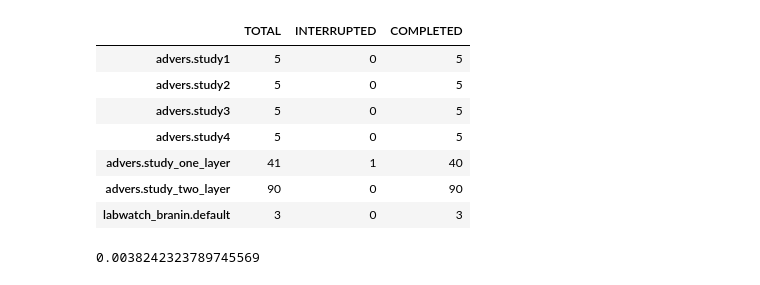
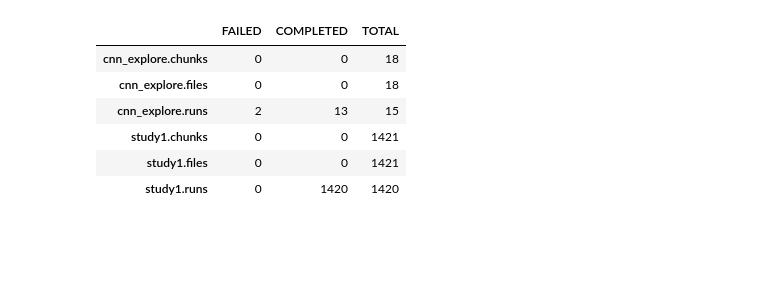
Before and after one commit to Qwlouse/topsacred, a Jupyter notebook: BasicDemo.ipynb, the cells around one changed output. Drawn from its saved outputs; the diff is of its cells as text; code cells hidden in the pictures; blank space fills up the shorter version.

```diff
--- a/BasicDemo.ipynb
+++ b/BasicDemo.ipynb
@@ -4,12 +0,0 @@ from pandas.io.json import json_normalize
-# %%
-ss = sacred_stats()
-ss
-# %% [output]
-|  | TOTAL | INTERRUPTED | COMPLETED |
-| advers.study1 | 5 | 0 | 5 |
-| advers.study2 | 5 | 0 | 5 |
-| advers.study3 | 5 | 0 | 5 |
-| advers.study4 | 5 | 0 | 5 |
-| advers.study_one_layer | 41 | 1 | 40 |
-| advers.study_two_layer | 90 | 0 | 90 |
-| labwatch_branin.default | 3 | 0 | 3 |
@@ -18,4 +8,11 @@ coll = pymongo.MongoClient().advers.study1.runs
-# %%
-np.min(r['info']['train_losses'])
-# %% [output]
-0.0038242323789745569
+# %%
+# sacred_stats()   # run this to scan all(!) mongo databases for sacred collections
+sacred_stats(db)
+# %% [output]
+|  | FAILED | COMPLETED | TOTAL |
+| cnn_explore.chunks | 0 | 0 | 18 |
+| cnn_explore.files | 0 | 0 | 18 |
+| cnn_explore.runs | 2 | 13 | 15 |
+| study1.chunks | 0 | 0 | 1421 |
+| study1.files | 0 | 0 | 1421 |
+| study1.runs | 0 | 1420 | 1420 |
```
Also changed, not shown: parts of 18 cells of this notebook.
